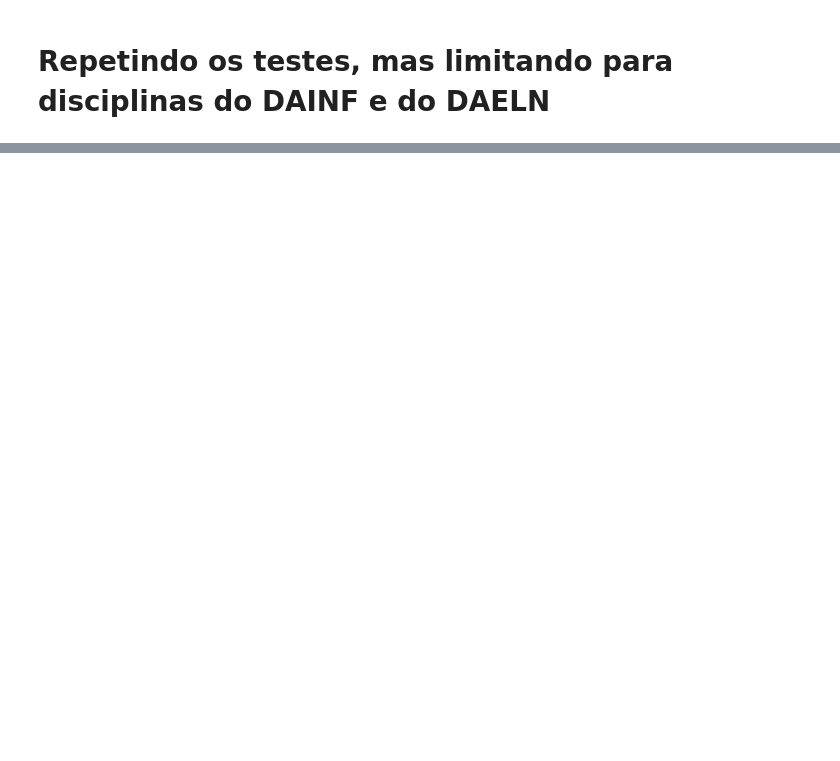
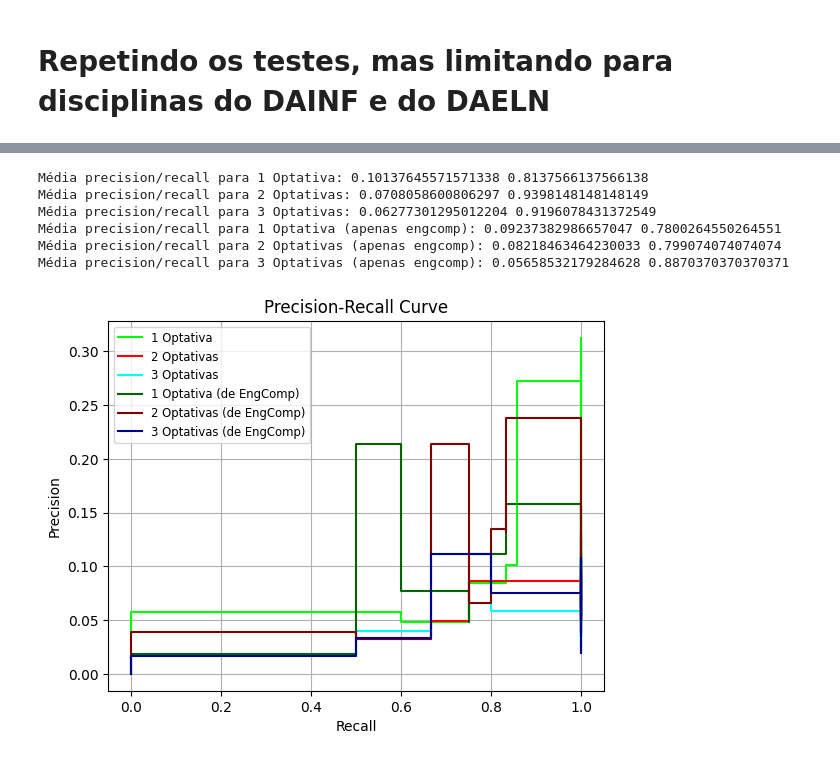
Before and after one commit to cesarvial/TCC_graphs_study, a Jupyter notebook: link_prediction/link_prediction_communities.ipynb, the cells around one changed output, grey strips where cells are left out. Saved outputs shown, nothing was run; the diff lists cells and outputs as text; code cells hidden in the pictures; blank space fills up the shorter version.

```diff
--- a/link_prediction/link_prediction_communities.ipynb
+++ b/link_prediction/link_prediction_communities.ipynb
@@ -696,0 +766,36 @@ REMOVED OPTS:  ['CSI53', 'EL75H']
+# %%
+# Plota tudo junto
+print("Média precision/recall para 1 Optativa:", av_precision_1, av_recall_1)
+print("Média precision/recall para 2 Optativas:", av_precision_2, av_recall_2)
+print("Média precision/recall para 3 Optativas:", av_precision_3, av_recall_3)
+print("Média precision/recall para 1 Optativa (apenas engcomp):", av_precision_1_engcomp, av_recall_1_engcomp)
+print("Média precision/recall para 2 Optativas (apenas engcomp):", av_precision_2_engcomp, av_recall_2_engcomp)
+print("Média precision/recall para 3 Optativas (apenas engcomp):", av_precision_3_engcomp, av_recall_3_engcomp)
+# plota a curva do precision and recall, para os 3 casos
+fig, ax = plt.subplots()
+display_1 = PrecisionRecallDisplay(precision=precisions_1, recall=recalls_1)
+display_1.plot(ax=ax, name="1 Optativa", color="lime")
+display_2 = PrecisionRecallDisplay(precision=precisions_2, recall=recalls_2)
+display_2.plot(ax=ax, name="2 Optativas", color="red")
+display_3 = PrecisionRecallDisplay(precision=precisions_3, recall=recalls_3)
+display_3.plot(ax=ax, name="3 Optativas", color="cyan")
+display_1_engcomp = PrecisionRecallDisplay(precision=precisions_1_engcomp, recall=recalls_1_engcomp)
+display_1_engcomp.plot(ax=ax, name="1 Optativa (de EngComp)", color="darkgreen")
+display_2_engcomp = PrecisionRecallDisplay(precision=precisions_2_engcomp, recall=recalls_2_engcomp)
+display_2_engcomp.plot(ax=ax, name="2 Optativas (de EngComp)", color="maroon")
+display_3_engcomp = PrecisionRecallDisplay(precision=precisions_3_engcomp, recall=recalls_3_engcomp)
+display_3_engcomp.plot(ax=ax, name="3 Optativas (de EngComp)", color="darkblue")
+plt.legend(loc="upper left", fontsize="small")
+plt.xlabel('Recall')
+plt.ylabel('Precision')
+plt.title('Precision-Recall Curve')
+plt.grid(True)
+plt.show()
+# %% [output]
+Média precision/recall para 1 Optativa: 0.10137645571571338 0.8137566137566138
+Média precision/recall para 2 Optativas: 0.0708058600806297 0.9398148148148149
+Média precision/recall para 3 Optativas: 0.06277301295012204 0.9196078431372549
+Média precision/recall para 1 Optativa (apenas engcomp): 0.09237382986657047 0.7800264550264551
+Média precision/recall para 2 Optativas (apenas engcomp): 0.08218463464230033 0.799074074074074
+Média precision/recall para 3 Optativas (apenas engcomp): 0.05658532179284628 0.8870370370370371
+[figure, added]
```
Also changed, not shown: parts of 29 cells of this notebook, 9 other files.
